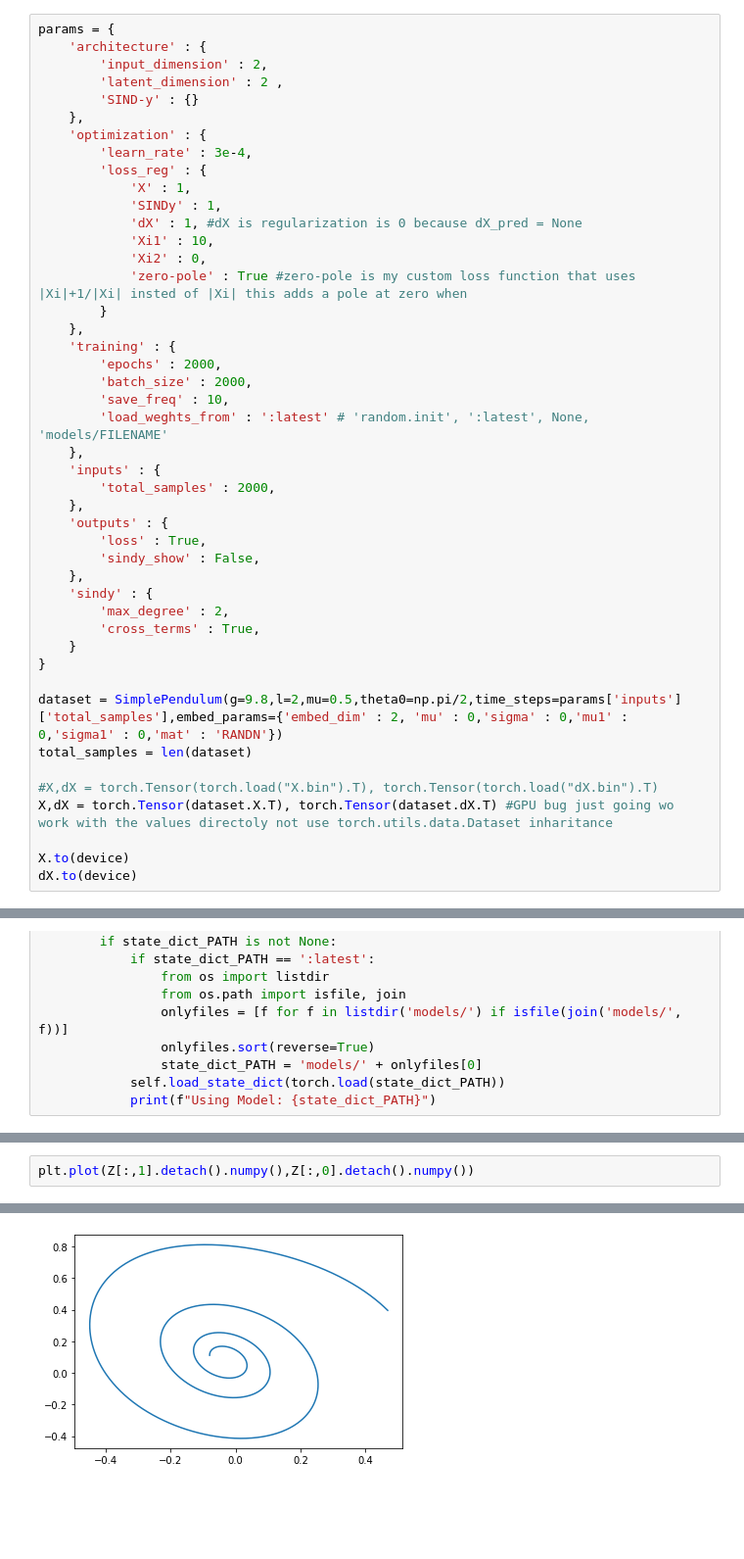
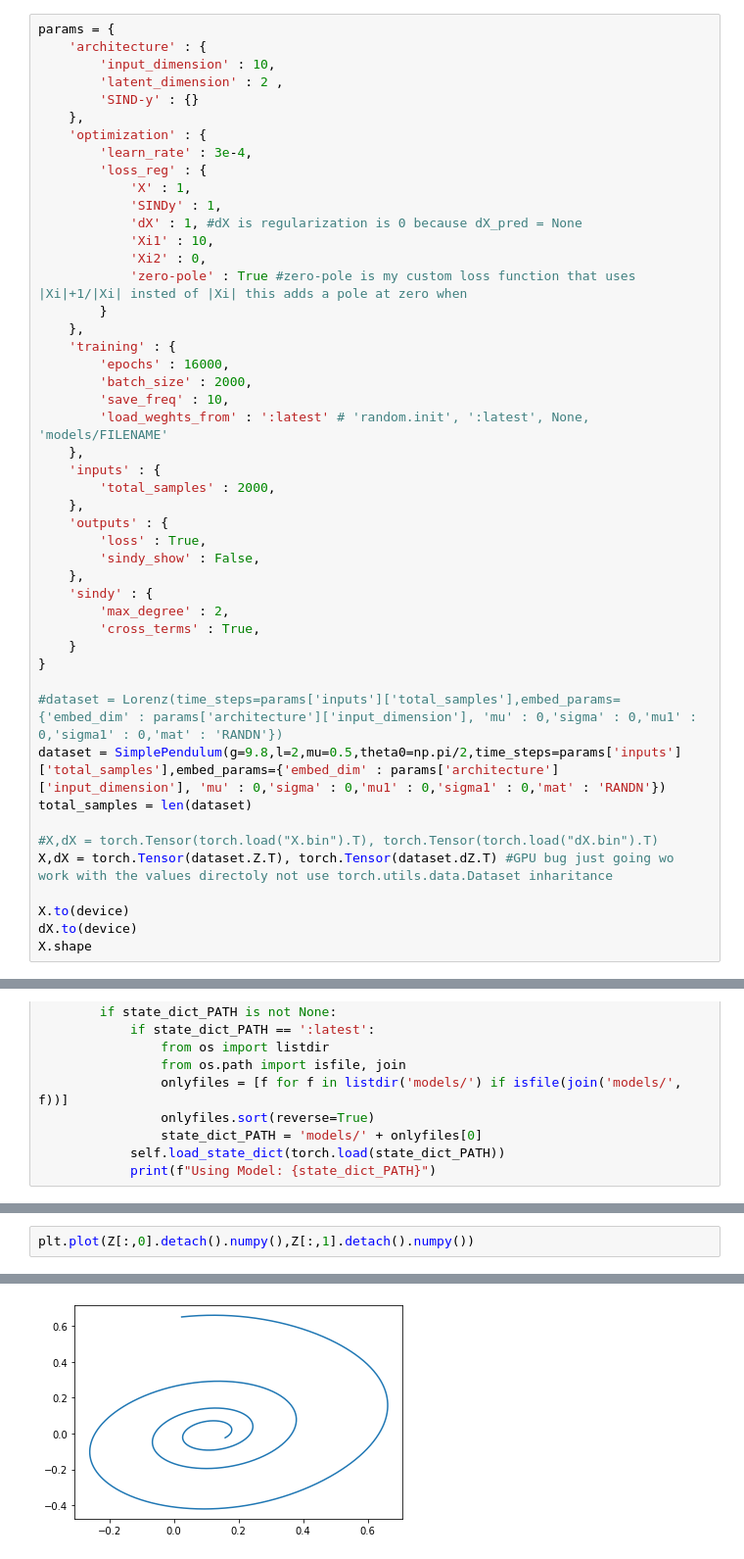
Before and after one commit to audrey163/Autoencoder, a Jupyter notebook: Autoencoder.ipynb, the cells around one changed output, grey strips where cells are left out. Shown: that part at 98% size. Drawn from its saved outputs; the diff is of its cells as text; blank space fills up the shorter version.

```diff
--- a/Autoencoder.ipynb
+++ b/Autoencoder.ipynb
@@ -39,7 +39,7 @@ mkdir: cannot create directory ‘models’: File exists
 # %%
 params = {
     'architecture' : {
-        'input_dimension' : 2,
+        'input_dimension' : 10,
         'latent_dimension' : 2 ,
         'SIND-y' : {}
     },
@@ -55,7 +55,7 @@ params = {
         }
     },
     'training' : {
-        'epochs' : 2000,
+        'epochs' : 16000,
         'batch_size' : 2000,
         'save_freq' : 10,
         'load_weghts_from' : ':latest' # 'random.init', ':latest', None, 'models/FILENAME'
@@ -73,12 +73,14 @@ params = {
     }
 }
 
-dataset = SimplePendulum(g=9.8,l=2,mu=0.5,theta0=np.pi/2,time_steps=params['inputs']['total_samples'],embed_params={'embed_dim' : 2, 'mu' : 0,'sigma' : 0,'mu1' : 0,'sigma1' : 0,'mat' : 'RANDN'})
+#dataset = Lorenz(time_steps=params['inputs']['total_samples'],embed_params={'embed_dim' : params['architecture']['input_dimension'], 'mu' : 0,'sigma' : 0,'mu1' : 0,'sigma1' : 0,'mat' : 'RANDN'})
+dataset = SimplePendulum(g=9.8,l=2,mu=0.5,theta0=np.pi/2,time_steps=params['inputs']['total_samples'],embed_params={'embed_dim' : params['architecture']['input_dimension'], 'mu' : 0,'sigma' : 0,'mu1' : 0,'sigma1' : 0,'mat' : 'RANDN'})
 total_samples = len(dataset)
 
 #X,dX = torch.Tensor(torch.load("X.bin").T), torch.Tensor(torch.load("dX.bin").T)
-X,dX = torch.Tensor(dataset.X.T), torch.Tensor(dataset.dX.T) #GPU bug just going wo work with the values directoly not use torch.utils.data.Dataset inharitance
+X,dX = torch.Tensor(dataset.Z.T), torch.Tensor(dataset.dZ.T) #GPU bug just going wo work with the values directoly not use torch.utils.data.Dataset inharitance
 
 X.to(device)
 dX.to(device)
+X.shape
 # %% [output]
@@ -320,6 +316,6 @@ Z.shape
 torch.Size([2000, 2])
 # %%
-plt.plot(Z[:,1].detach().numpy(),Z[:,0].detach().numpy())
+plt.plot(Z[:,0].detach().numpy(),Z[:,1].detach().numpy())
 # %% [output]
 [<matplotlib.lines.Line2D at 0x...>]
-[figure, old version]
+[figure, new version]
```
Also changed, not shown: parts of 6 cells of this notebook.
